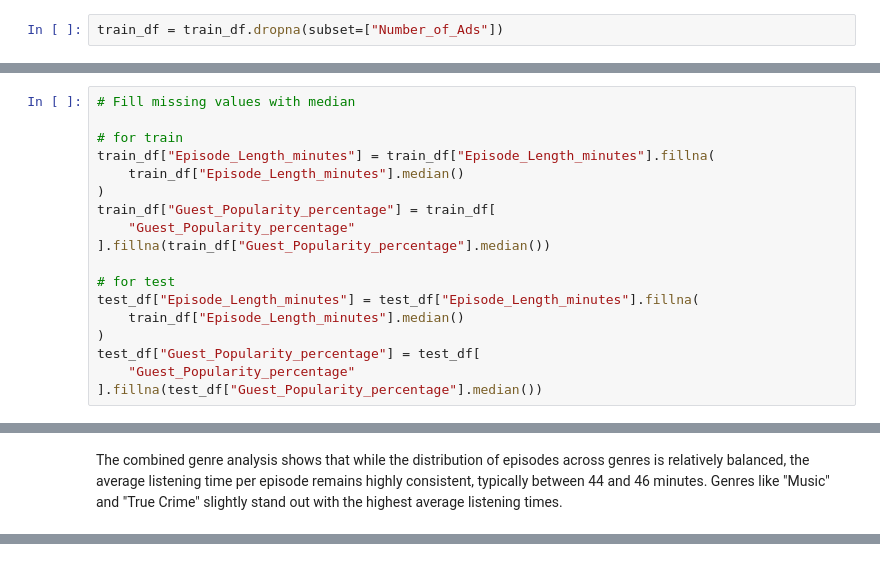
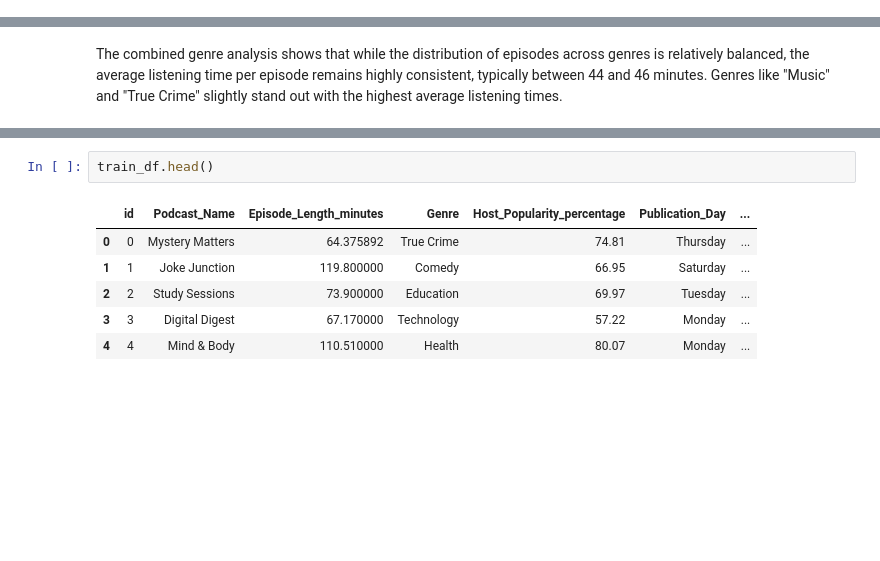
Before and after one commit to Elvis-Jekir/podcast_prediction, a Jupyter notebook: Podcast_Prediction_Listening.ipynb, the cells around one changed output, grey strips where cells are left out. Cells and saved outputs as stored; diff of their text form; blank space fills up the shorter version.

Commit message:
Different aproach on the missing values and adding csv files

```diff
--- a/Podcast_Prediction_Listening.ipynb
+++ b/Podcast_Prediction_Listening.ipynb
@@ -172,2 +168,0 @@ Drop the entire row without the Number_of_Ads value as only one row is missing i
-# %%
-train_df = train_df.dropna(subset=["Number_of_Ads"])
@@ -176,21 +169,3 @@ For other columns with missing values, since the missing value percentage is a b
-# %%
-# Fill missing values with median
-
-# for train
-train_df["Episode_Length_minutes"] = train_df["Episode_Length_minutes"].fillna(
-    train_df["Episode_Length_minutes"].median()
-)
-train_df["Guest_Popularity_percentage"] = train_df[
-    "Guest_Popularity_percentage"
-].fillna(train_df["Guest_Popularity_percentage"].median())
-
-# for test
-test_df["Episode_Length_minutes"] = test_df["Episode_Length_minutes"].fillna(
-    train_df["Episode_Length_minutes"].median()
-)
-test_df["Guest_Popularity_percentage"] = test_df[
-    "Guest_Popularity_percentage"
-].fillna(test_df["Guest_Popularity_percentage"].median())
 # %%
 train_df.isnull().sum()
 # %% [output]
@@ -435,0 +481,9 @@ The combined genre analysis shows that while the distribution of episodes across
+# %%
+train_df.head()
+# %% [output]
+|  | id | Podcast_Name | Episode_Length_minutes | Genre | Host_Popularity_percentage | Publication_Day | ... |
+| 0 | 0 | Mystery Matters | 64.375892 | True Crime | 74.81 | Thursday | ... |
+| 1 | 1 | Joke Junction | 119.800000 | Comedy | 66.95 | Saturday | ... |
+| 2 | 2 | Study Sessions | 73.900000 | Education | 69.97 | Tuesday | ... |
+| 3 | 3 | Digital Digest | 67.170000 | Technology | 57.22 | Monday | ... |
+| 4 | 4 | Mind & Body | 110.510000 | Health | 80.07 | Monday | ... |
```
Also changed, not shown: parts of 21 cells of this notebook, 2 other files.
